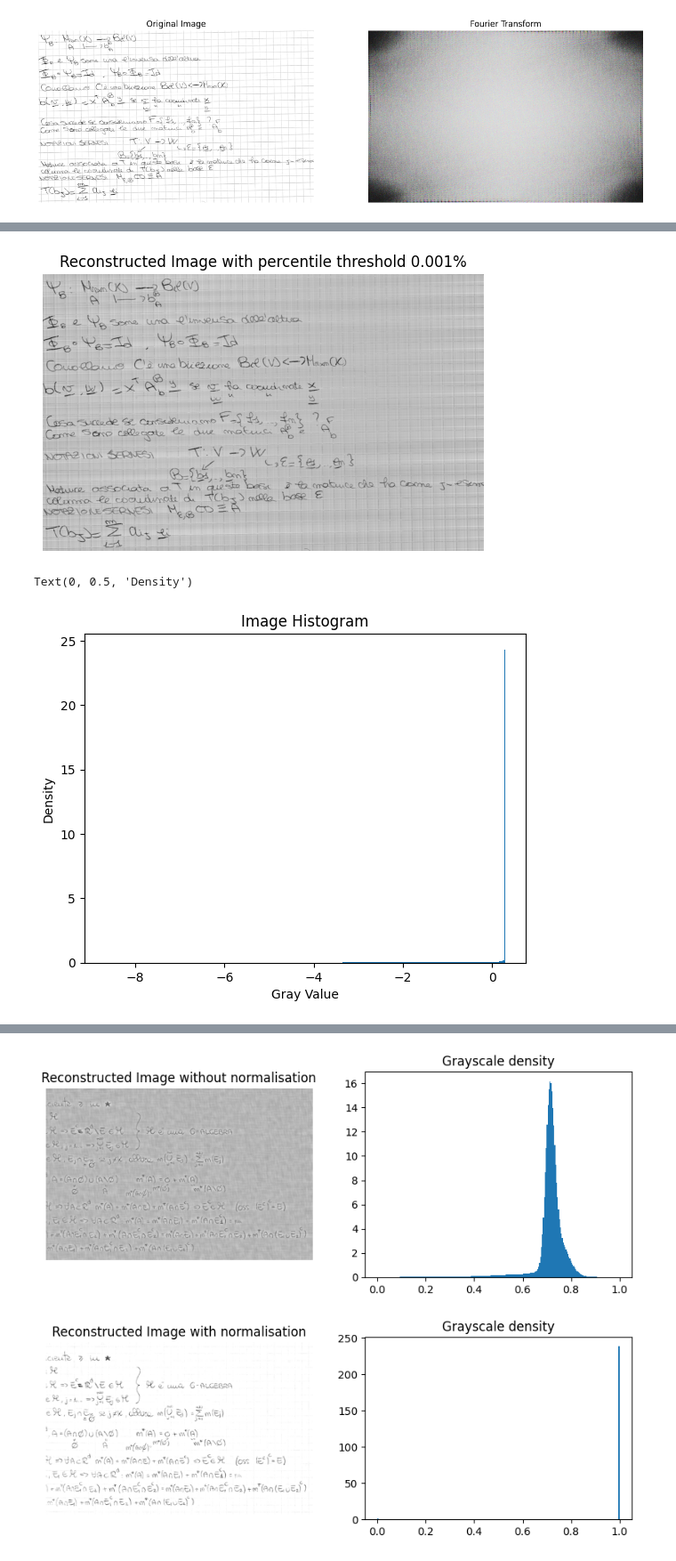
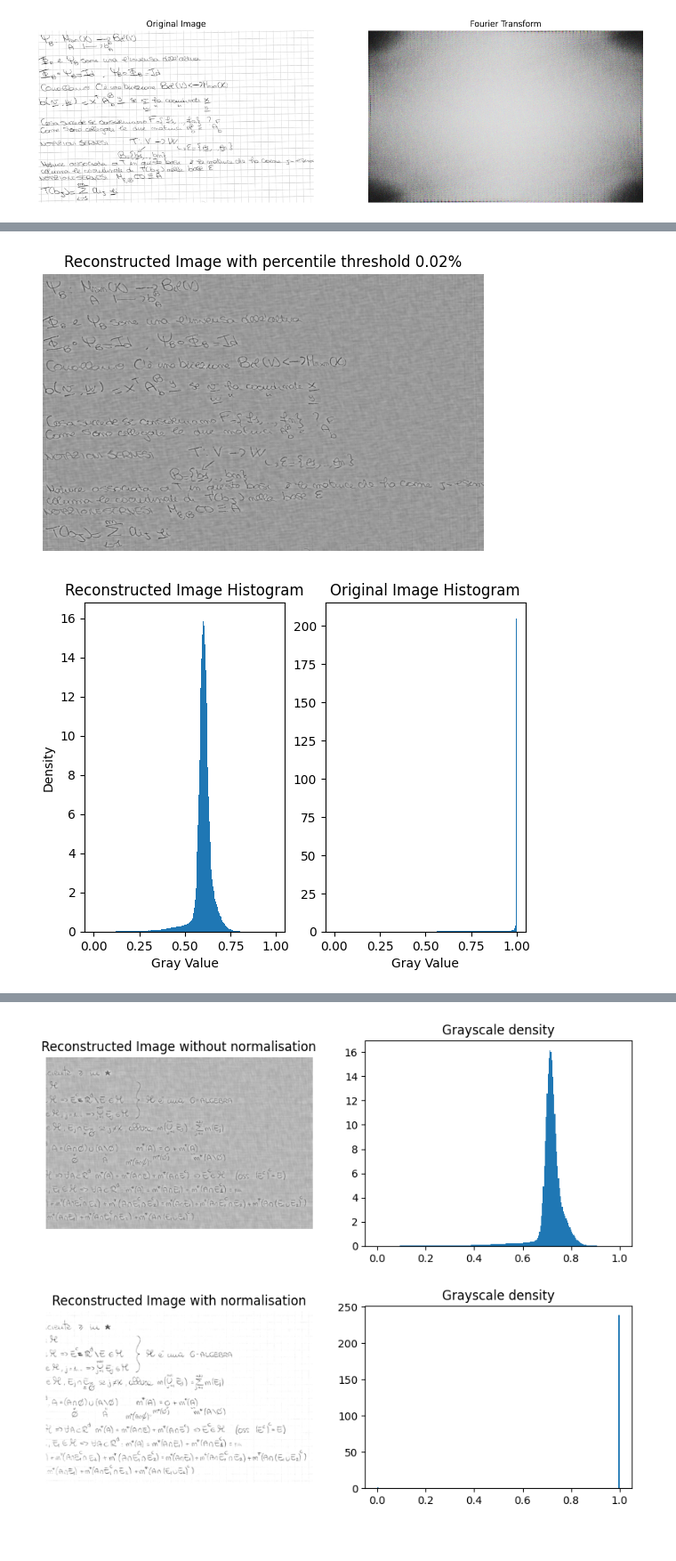
Before and after one commit to StefanoMagriniAlunno/MMATH_Thesis, a Jupyter notebook: data/console.ipynb, the cells around one changed output, grey strips where cells are left out. Shown at 89% size. Cells and saved outputs as stored; diff of their text form; code cells hidden in the pictures.

```diff
--- a/data/console.ipynb
+++ b/data/console.ipynb
@@ -17,13 +17,13 @@ image_path = 'db/cutted_set/Author4/Author4_0001_01.png'
 
 # carico l'immagine e la passo a torch
 image = Image.open(image_path).convert('L')
-image_torch = torch.from_numpy(np.array(image))
+image_torch = torch.from_numpy(np.array(image)).to('cuda')
 image_torch_mean = image_torch.mean(dtype=torch.float32)
 image_torch = image_torch - image_torch_mean
 image_torch = image_torch / image_torch.var()**0.5
 
 # analisi di fourier usando fft2d
-image_fft = torch.fft.fft2(image_torch, norm='ortho')
+image_fft = torch.fft.fft2(image_torch, norm='ortho').to('cpu')
 
 # devo ideare una scala di colore che dato un numero complesso mi dia un colore
 image_fft_rgb = torch.zeros(image_fft.shape + (3,))
@@ -34,11 +34,11 @@ for i in range(image_fft.shape[0]):
 # visualizzo le due immagini a confronto in una grande figura
 plt.figure(figsize=(2*8, 1*8))
 plt.subplot(1, 2, 1)
-plt.imshow(image_torch, cmap='gray')
+plt.imshow(image_torch.to('cpu'), cmap='gray')
 plt.axis('off')
 plt.title('Original Image')
 plt.subplot(1, 2, 2)
-plt.imshow(image_fft_rgb, vmin=0, vmax=1)
+plt.imshow(image_fft_rgb.to('cpu'), vmin=0, vmax=1)
 plt.axis('off')
 plt.title('Fourier Transform')
 plt.savefig('fft.png', dpi=600)
@@ -46,7 +46,7 @@ plt.savefig('fft.png', dpi=600)
 [figure]
 # %%
 # rilevo i picchi di magnitudine
-p = 0.001/100  # percentile
+p = 0.1/100  # percentile
 image_fft_abs = image_fft.flatten().abs()
 image_fft_abs_sort = torch.sort(image_fft_abs, descending=True)
 threshold = image_fft_abs_sort.values[int(p * image_fft_abs.numel())]
@@ -75,20 +75,28 @@ image_reconstructed = (image_reconstructed - image_reconstructed.min()) / (image
 plt.figure()
 plt.imshow(image_reconstructed, cmap='gray')
 plt.axis('off')
-plt.title('Reconstructed Image with percentile threshold 0.001%')
+plt.title('Reconstructed Image with percentile threshold 0.02%')
 plt.savefig('reconstructed.png', dpi=600)
 # %% [output]
-[figure, old version]
+[figure, new version]
 # %%
 # mostro l'istogramma dei valori di grigio di image_torch
 plt.figure()
-plt.hist(image_torch.flatten(), bins=256, density=True)
-plt.title('Image Histogram')
+image_reconstructed = (image_reconstructed - image_reconstructed.min()) / (image_reconstructed.max() - image_reconstructed.min())
+plt.subplot(1,2,1)
+plt.hist(image_reconstructed.to('cpu').flatten(), bins=256, density=True)
+plt.title('Reconstructed Image Histogram')
 plt.xlabel('Gray Value')
 plt.ylabel('Density')
+#plt.subplot(1,2,1)
+plt.subplot(1,2,2)
+image_normalized = (np.array(image) - np.array(image).min()) / (np.array(image).max() - np.array(image).min())
+plt.hist(image_normalized.flatten(), bins=256, density=True)
+plt.title('Original Image Histogram')
+plt.xlabel('Gray Value')
+plt.savefig("diagrams.png", dpi=600)
 # %% [output]
-Text(0, 0.5, 'Density')
-[figure, old version]
+[figure, new version]
 # %%
 # imposto un threshold e mostro nell'immagine quali pixel superano il threshold
 min,max = 0.2, 0.8
```
Also changed, not shown: parts of 3 cells of this notebook, 10 other files.
